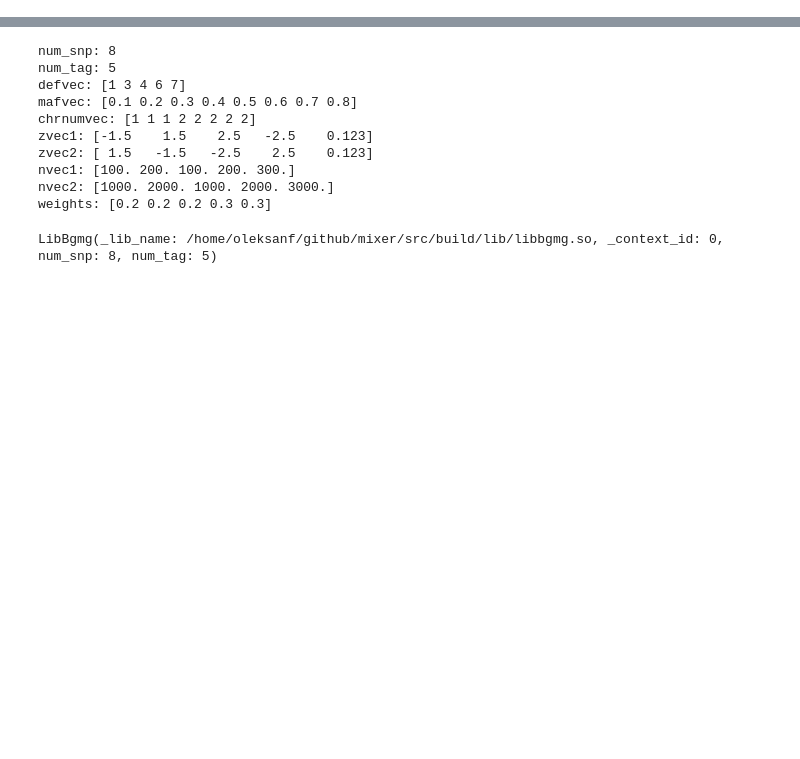
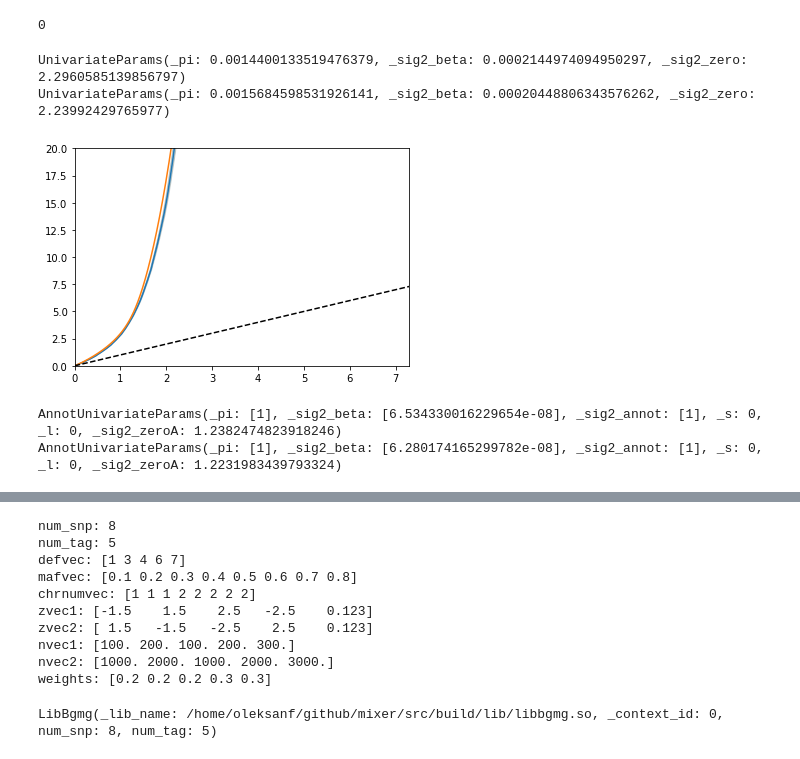
Before and after one commit to precimed/mixer, a Jupyter notebook: mixer_juputer.ipynb, the cells around one changed output, grey strips where cells are left out. Drawn from its saved outputs; the diff is of its cells as text; code cells hidden in the pictures; blank space fills up the shorter version.

```diff
--- a/mixer_juputer.ipynb
+++ b/mixer_juputer.ipynb
@@ -0,0 +244,35 @@
+# %%
+libbgmg = precimed.mixer.libbgmg.LibBgmg('/home/oleksanf/github/mixer/src/build/lib/libbgmg.so', dispose=True)
+libbgmg.init_log('/home/oleksanf/github/mixer/src/build/lib/mixer.log')
+
+# ToDo: optimize gaussian cost function to benefit from complete tag indices.
+# In this case we don't need to compute redundant Edelta2 and Edelta4 for undefined tag indices.
+libbgmg.set_option('use_complete_tag_indices', 1)
+
+bim_file = '/home/oleksanf/vmshare/data/LDSR/1000G_EUR_Phase3_plink/1000G.EUR.QC.@.bim'
+frq_file = '/home/oleksanf/vmshare/data/LDSR/1000G_EUR_Phase3_plink_freq/1000G.EUR.QC.@.frq'
+plink_ld_bin0 = '/home/oleksanf/vmshare/data/LDSR/1000G_EUR_Phase3_plink/1000G.EUR.QC.@.p05_SNPwind50k.ld.bin'
+trait1_file = '/home/oleksanf/vmshare/data/MMIL/SUMSTAT/TMP/ldsr/SSGAC_EDU_2018_no23andMe.sumstats.gz'
+#trait1_file = '/home/oleksanf/vmshare/data/MMIL/SUMSTAT/TMP/ldsr/GIANT_HEIGHT_2018_UKB.sumstats.gz'
+trait2_file = ''
+extract = '/home/oleksanf/vmshare/data/MMIL/SUMSTAT/LDSR/w_hm3.justrs'
+exclude = ''
+chr2use = [1] # range(1, 23)
+_cost_calculator_sampling = 0
+_cost_calculator_gaussian = 1
+_cost_calculator_convolve = 2
+
+libbgmg.init(bim_file, frq_file, chr2use, trait1_file, trait2_file, exclude, extract)
+libbgmg.set_option('ld_format_version', 0)
+libbgmg.set_option('seed', 123)
+libbgmg.set_option('cubature_rel_error', 1e-5)
+libbgmg.set_option('cubature_max_evals', 1000)
+libbgmg.set_option('cost_calculator', _cost_calculator_gaussian)
+
+for chr_label in chr2use:
+    libbgmg.set_ld_r2_coo_from_file(int(chr_label), plink_ld_bin0.replace('@', str(chr_label)))
+    libbgmg.set_ld_r2_csr(int(chr_label))
+libbgmg.set_weights_randprune(64, 0.1)
+
+mafvec = libbgmg.mafvec[libbgmg.defvec]
+hetvec = 2 * np.multiply(mafvec, 1-mafvec)
@@ -0,0 +347,4 @@
+# %%
+libbgmg.set_weights_randprune(64, 0.1)
+# %% [output]
+0
@@ -0,0 +452,21 @@
+# %%
+# params1 - standard causal mixture model, fit using old implementation
+parametrization = precimed.mixer.utils.UnivariateParametrization_natural_axis(lib=libbgmg, trait=1)
+bounds_left = UnivariateParams(pi=5e-5, sig2_beta=5e-6, sig2_zero=0.9)
+bounds_right = UnivariateParams(pi=5e-1, sig2_beta=5e-2, sig2_zero=2.5)
+params1=perform_fit(bounds_left, bounds_right, parametrization)
+do_plots(params1, '_params1')
+# %% [output]
+UnivariateParams(_pi: 0.0014400133519476379, _sig2_beta: 0.0002144974094950297, _sig2_zero: 2.2960585139856797)
+UnivariateParams(_pi: 0.0015684598531926141, _sig2_beta: 0.00020448806343576262, _sig2_zero: 2.23992429765977)
+[figure, added]
+# %%
+# params3 - infinitesimal model (just to find baseline sig2beta)
+constraint = AnnotUnivariateParams(pi=1, sig2_annot=[1], s=0, l=0, annomat=annomat[:, 0].reshape(-1, 1), annonames=[annonames[0]], mafvec=libbgmg.mafvec, tldvec=libbgmg.ld_tag_r2_sum)
+parametrization = precimed.mixer.utils.AnnotUnivariateParametrization(lib=libbgmg, trait=1, constraint=constraint)
+bounds_left = AnnotUnivariateParams(sig2_beta=5e-8, sig2_zeroA=0.9)
+bounds_right = AnnotUnivariateParams(sig2_beta=5e-2, sig2_zeroA=2.5)
+params3=perform_fit(bounds_left, bounds_right, parametrization)
+# %% [output]
+AnnotUnivariateParams(_pi: [1], _sig2_beta: [6.534330016229654e-08], _sig2_annot: [1], _s: 0, _l: 0, _sig2_zeroA: 1.2382474823918246)
+AnnotUnivariateParams(_pi: [1], _sig2_beta: [6.280174165299782e-08], _sig2_annot: [1], _s: 0, _l: 0, _sig2_zeroA: 1.2231983439793324)
```
Also changed, not shown: parts of 74 cells of this notebook, 1 other file.
